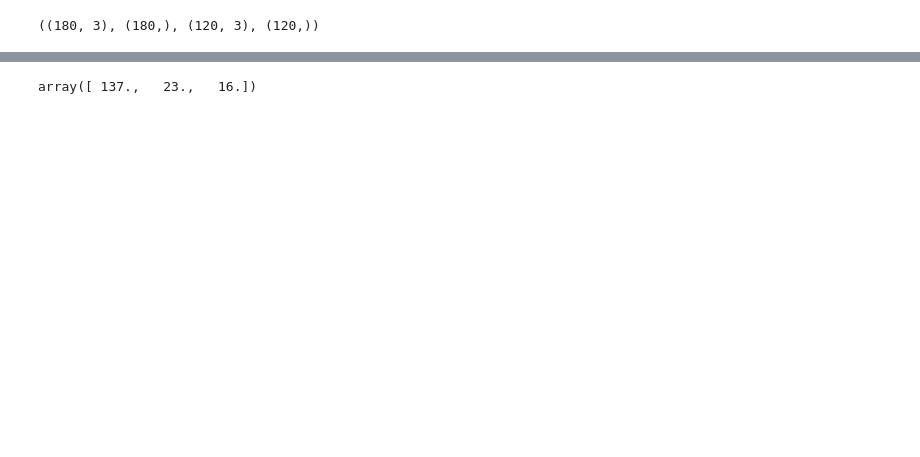
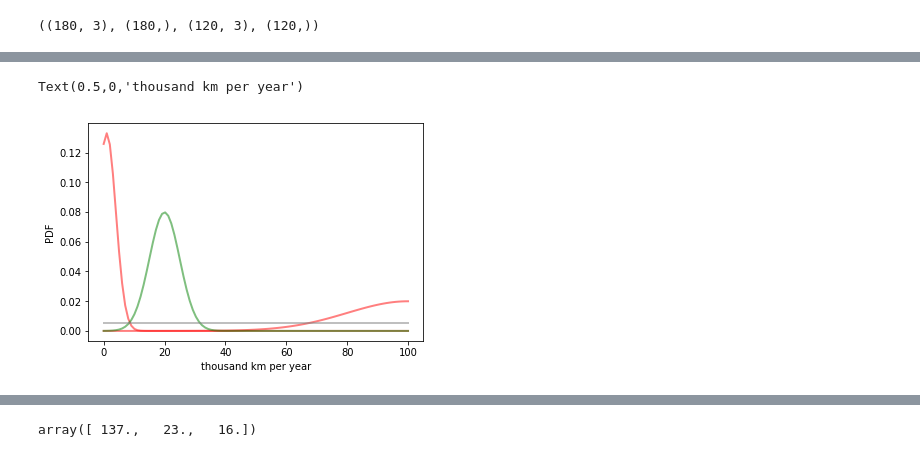
Before and after one commit to DJCordhose/ai, a Jupyter notebook: notebooks/intro/insurance.ipynb, the cells around one changed output, grey strips where cells are left out. Saved outputs shown, nothing was run; the diff lists cells and outputs as text; code cells hidden in the pictures; blank space fills up the shorter version.

```diff
--- a/notebooks/intro/insurance.ipynb
+++ b/notebooks/intro/insurance.ipynb
@@ -159,0 +227,23 @@ X_test_2_dim = X_test_kmh_age
+# %%
+kms = np.linspace(0, 100, 100)
+kms_threshold = 0.005
+
+def no_practice(km):
+    return norm.pdf(km, loc=1, scale=3)
+
+def much_driving(km):
+    return norm.pdf(km, loc=100, scale=20)
+
+def sweet_spot(km):
+    return norm.pdf(km, loc=20, scale=5)
+
+plt.plot(kms, no_practice(kms), 'r', lw=2, alpha=0.5)
+plt.plot(kms, much_driving(kms), 'r', lw=2, alpha=0.5)
+plt.plot(kms, sweet_spot(kms), 'g', lw=2, alpha=0.5)
+plt.plot(kms, np.full(100, kms_threshold), 'gray', lw=2, alpha=0.5)
+
+plt.ylabel('PDF')
+plt.xlabel('thousand km per year')
+# %% [output]
+Text(0.5,0,'thousand km per year')
+[figure, added]
```
Also changed, not shown: parts of 35 cells of this notebook, 9 other files.
